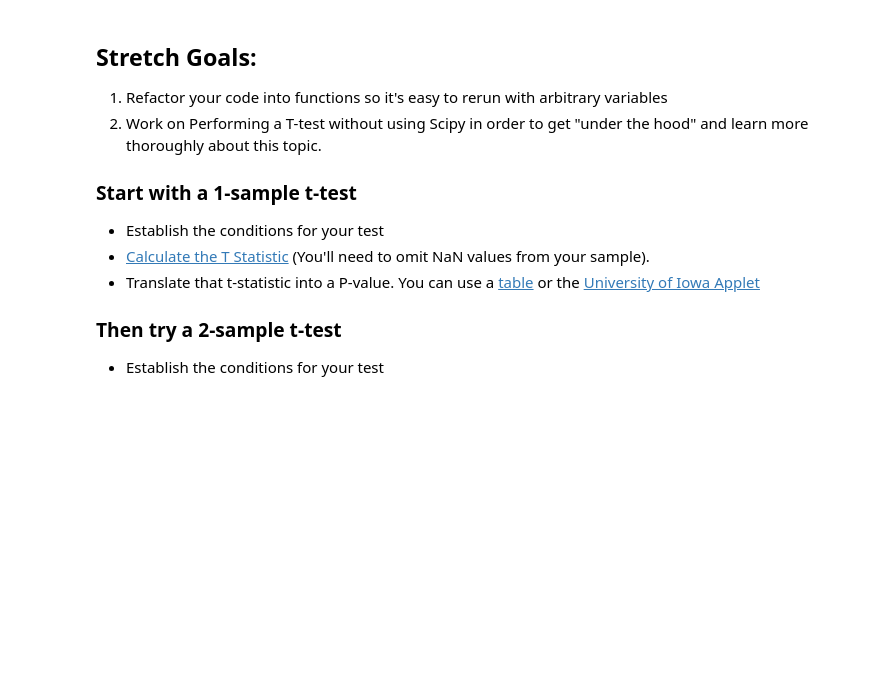
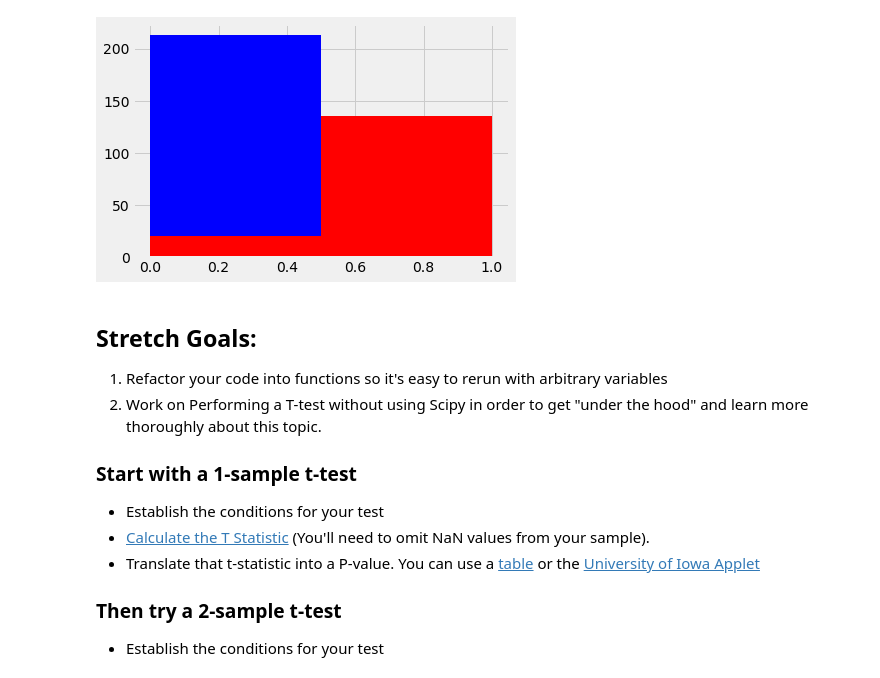
Before and after one commit to akhildraju/DS-Unit-1-Sprint-2-Statistics, a Jupyter notebook: module1/LS_DS_121_Statistics_Probability_Assignment.ipynb, the cells around one changed output. Cells and saved outputs as stored; diff of their text form; code cells hidden in the pictures; blank space fills up the shorter version.

```diff
--- a/module1/LS_DS_121_Statistics_Probability_Assignment.ipynb
+++ b/module1/LS_DS_121_Statistics_Probability_Assignment.ipynb
@@ -24,3 +163,8 @@ Note that this data will involve *2 sample* t-tests, because you're comparing av
+# %%
+dem['education'].hist(bins=2, color='b');
+rep['education'].hist(bins=2, color='r');
+# %% [output]
+[figure, added]
 # %% [markdown]
 ## Stretch Goals:
 
```
Also changed, not shown: parts of 10 cells of this notebook.
